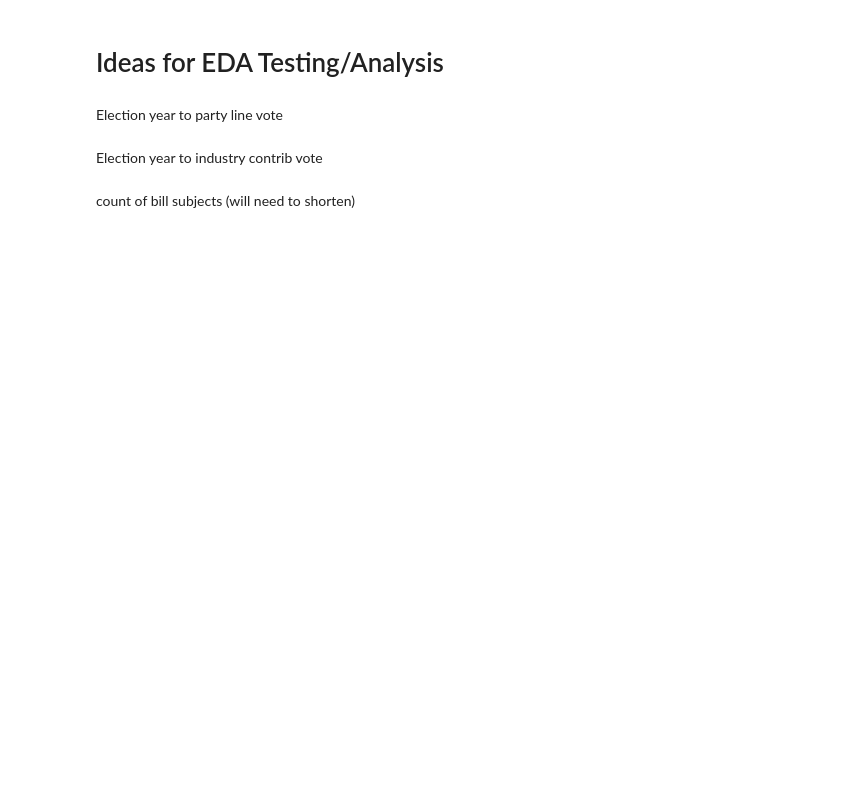
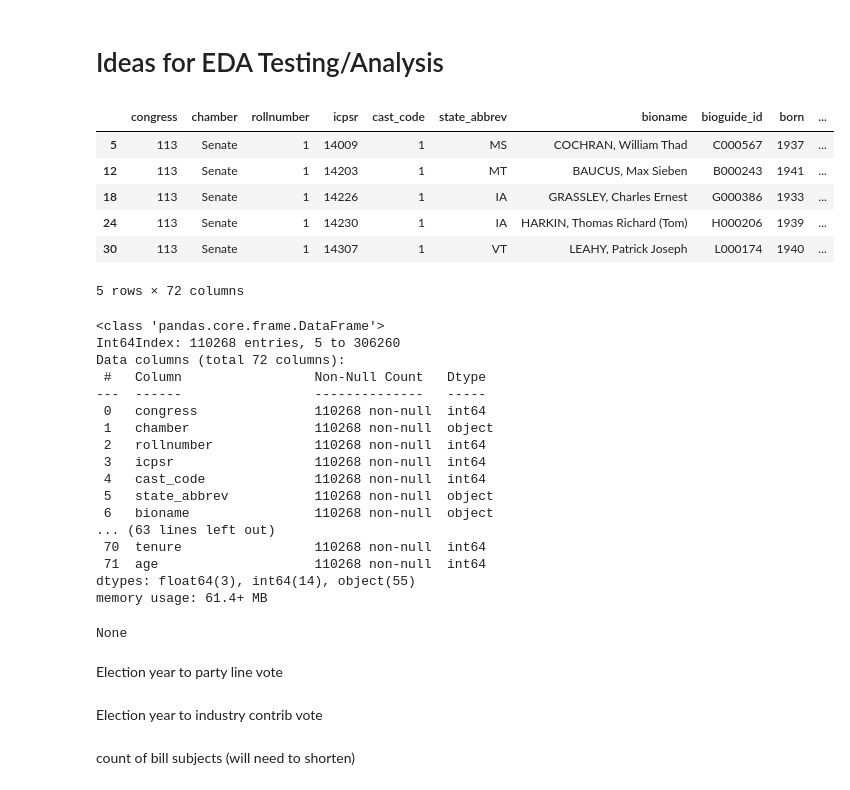
Before and after one commit to zapatos24/senator_nlp_vote_prediction, a Jupyter notebook: Ideas_for_EDA.ipynb, the cells around one changed output. Cells and saved outputs as stored; diff of their text form; code cells hidden in the pictures; blank space fills up the shorter version.

```diff
--- a/Ideas_for_EDA.ipynb
+++ b/Ideas_for_EDA.ipynb
@@ -7,4 +9,35 @@ import matplotlib.pyplot as plt
 %matplotlib inline
+# %%
+main_df = pd.read_pickle('main_df.pkl')
+
+display(main_df.head())
+display(main_df.info())
+# %% [output]
+|  | congress | chamber | rollnumber | icpsr | cast_code | state_abbrev | bioname | bioguide_id | born | ... |
+| 5 | 113 | Senate | 1 | 14009 | 1 | MS | COCHRAN, William Thad | C000567 | 1937 | ... |
+| 12 | 113 | Senate | 1 | 14203 | 1 | MT | BAUCUS, Max Sieben | B000243 | 1941 | ... |
+| 18 | 113 | Senate | 1 | 14226 | 1 | IA | GRASSLEY, Charles Ernest | G000386 | 1933 | ... |
+| 24 | 113 | Senate | 1 | 14230 | 1 | IA | HARKIN, Thomas Richard (Tom) | H000206 | 1939 | ... |
+| 30 | 113 | Senate | 1 | 14307 | 1 | VT | LEAHY, Patrick Joseph | L000174 | 1940 | ... |
+5 rows × 72 columns
+<class 'pandas.core.frame.DataFrame'>
+Int64Index: 110268 entries, 5 to 306260
+Data columns (total 72 columns):
+ #   Column                 Non-Null Count   Dtype
+---  ------                 --------------   -----
+ 0   congress               110268 non-null  int64
+ 1   chamber                110268 non-null  object
+ 2   rollnumber             110268 non-null  int64
+ 3   icpsr                  110268 non-null  int64
+ 4   cast_code              110268 non-null  int64
+ 5   state_abbrev           110268 non-null  object
+ 6   bioname                110268 non-null  object
+... (63 lines left out)
+ 70  tenure                 110268 non-null  int64
+ 71  age                    110268 non-null  int64
+dtypes: float64(3), int64(14), object(55)
+memory usage: 61.4+ MB
+None
 # %% [markdown]
 Election year to party line vote
 # %% [markdown]
```
Also changed, not shown: parts of 7 cells of this notebook, 1 other file.
